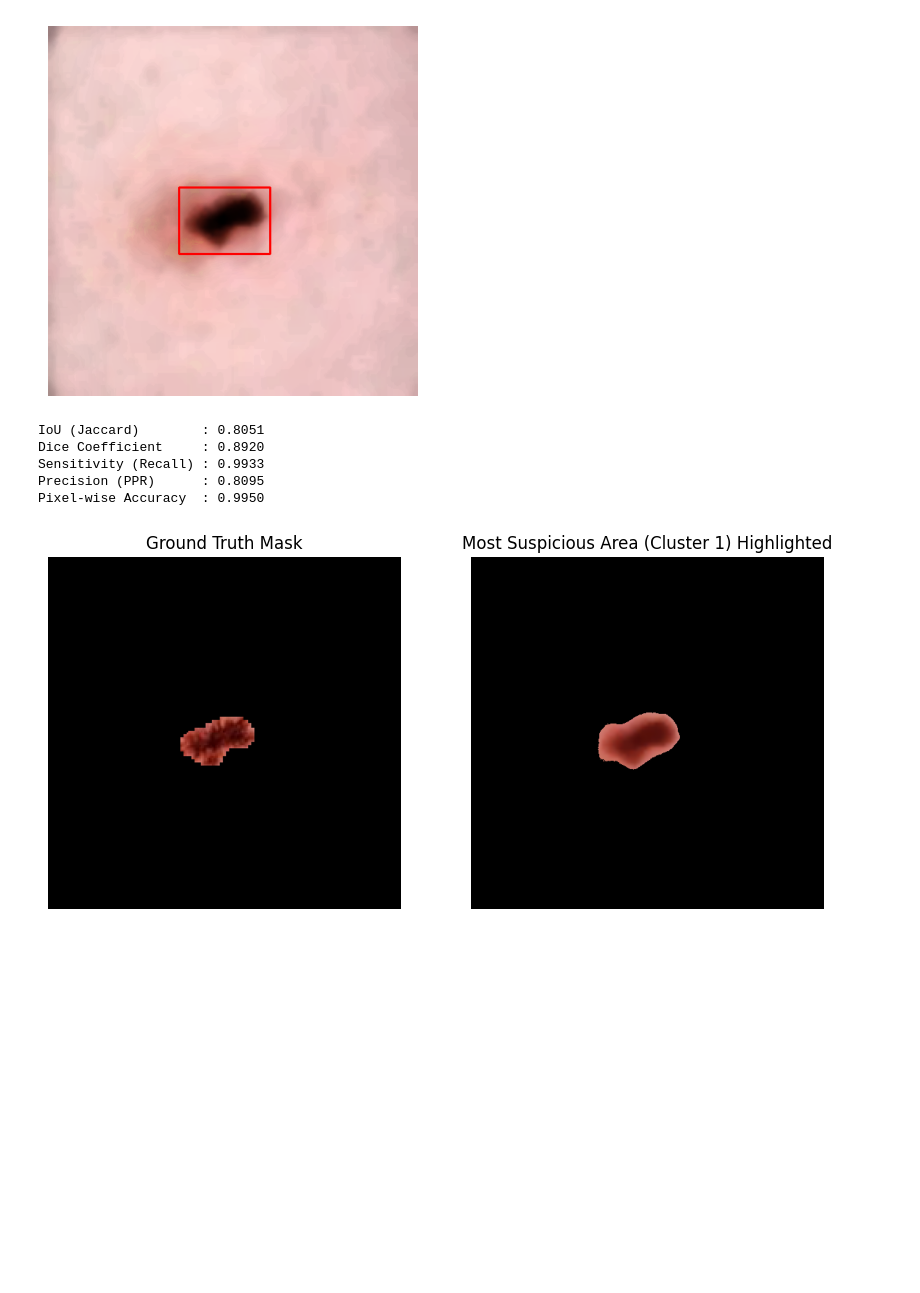
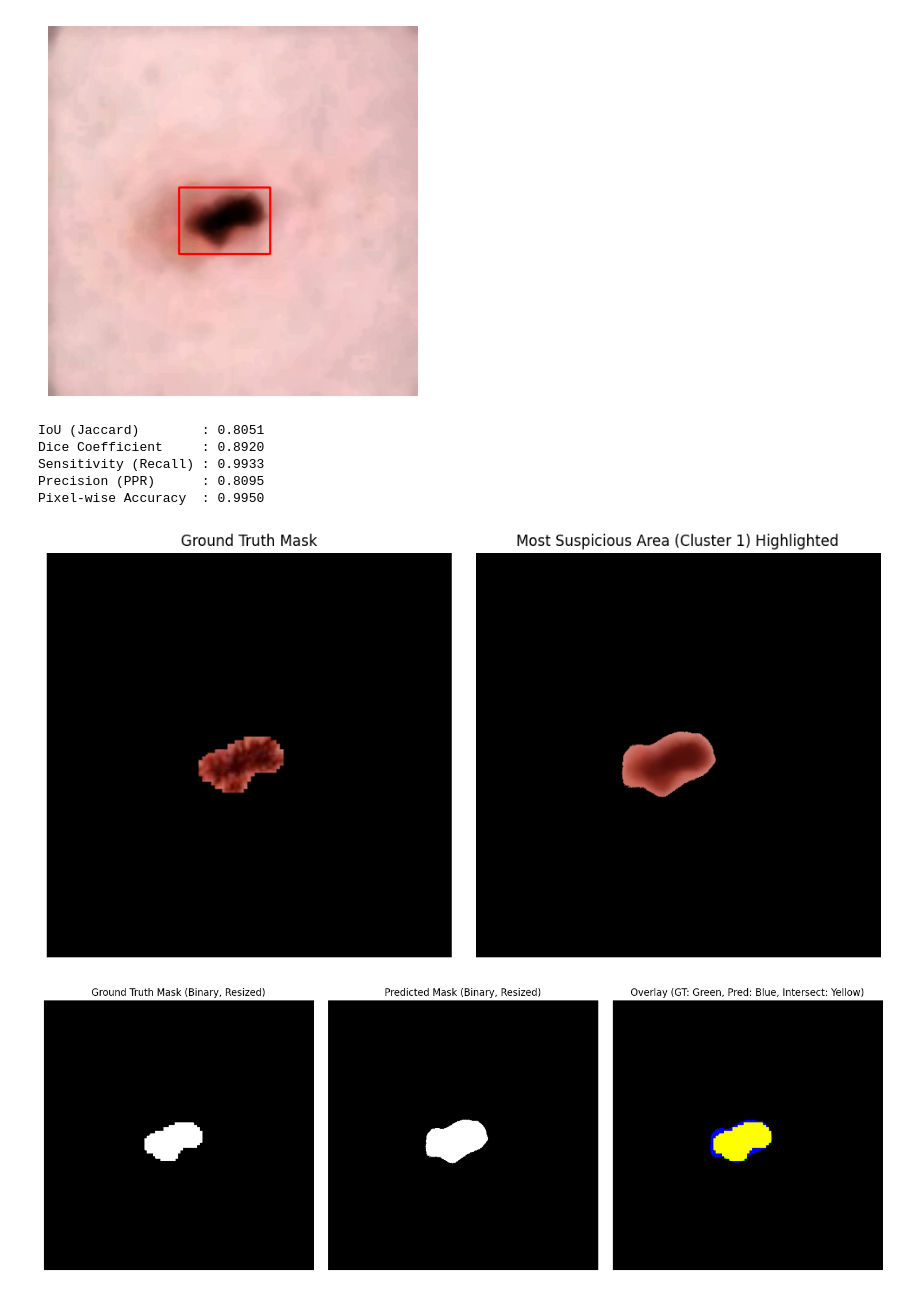
Before and after one commit to PCD-G4/PROJRCT_MELANOMA, a Jupyter notebook: melanoma_detection.ipynb, the cells around one changed output. Saved outputs shown, nothing was run; the diff lists cells and outputs as text; code cells hidden in the pictures; blank space fills up the shorter version.

```diff
--- a/melanoma_detection.ipynb
+++ b/melanoma_detection.ipynb
@@ -512,7 +512,6 @@ def evaluate_segmentation_advanced(pred_mask, gt_mask):
         "Accuracy": accuracy
     }
 # %%
-
 gt_mask = cv2.imread('0_GT.png')
 gt_mask = cv2.cvtColor(gt_mask, cv2.COLOR_BGR2RGB)
 
@@ -529,33 +528,62 @@ gt_mask_resized = cv2.resize(gt_mask_cropped, (512, 512))
 gt_mask_resized = cv2.cvtColor(gt_mask_resized, cv2.COLOR_BGR2GRAY)
 # Convert pred_bin to single-channel binary image
 pred_bin = cv2.cvtColor(masked_image_gt, cv2.COLOR_RGB2GRAY)
 
 # Resize gt_mask to match the shape of pred_bin
 
 # Binarisasi
 _, pred_bin = cv2.threshold(pred_bin, 0, 1, cv2.THRESH_BINARY)
 _, gt_bin = cv2.threshold(gt_mask_resized, 0, 1, cv2.THRESH_BINARY)
 
 # Evaluasi
 evaluate_segmentation_advanced(pred_bin, gt_bin)
 
-# --- Display the results ---
 plt.figure(figsize=(10, 5))
 
 plt.subplot(1, 2, 1)
 plt.title('Ground Truth Mask')
-plt.imshow(gt_mask)
+plt.imshow(gt_mask, cmap='gray')
 plt.axis('off')
 
 plt.subplot(1, 2, 2)
 plt.title(f'Most Suspicious Area (Cluster {darkest_cluster}) Highlighted')
 plt.imshow(masked_image_gt)
 plt.axis('off')
+
+plt.tight_layout()
 plt.show()
+
+# --- Display binary masks and overlay ---
+plt.figure(figsize=(15, 5))
+
+plt.subplot(1, 3, 1)
+plt.imshow(gt_bin, cmap='gray')
+plt.title('Ground Truth Mask (Binary, Resized)')
+plt.axis('off')
+
+plt.subplot(1, 3, 2)
+plt.imshow(pred_bin, cmap='gray')
+plt.title('Predicted Mask (Binary, Resized)')
+plt.axis('off')
+
+# Overlay visualization
+overlay = np.zeros((*gt_bin.shape, 3), dtype=np.uint8)
+overlay[gt_bin == 1] = [0, 255, 0]        # Green = Ground Truth
+overlay[pred_bin == 1] = [0, 0, 255]      # Blue = Prediction
+overlay[np.logical_and(gt_bin == 1, pred_bin == 1)] = [255, 255, 0]  # Yellow = Intersection
+
+plt.subplot(1, 3, 3)
+plt.imshow(overlay)
+plt.title('Overlay (GT: Green, Pred: Blue, Intersect: Yellow)')
+plt.axis('off')
+
+plt.tight_layout()
+plt.show()
 # %% [output]
 IoU (Jaccard)        : 0.8051
 Dice Coefficient     : 0.8920
 Sensitivity (Recall) : 0.9933
 Precision (PPR)      : 0.8095
 Pixel-wise Accuracy  : 0.9950
-[figure, old version]
+[figure, new version]
+[figure, added]
```
Also changed, not shown: parts of 2 cells of this notebook.
